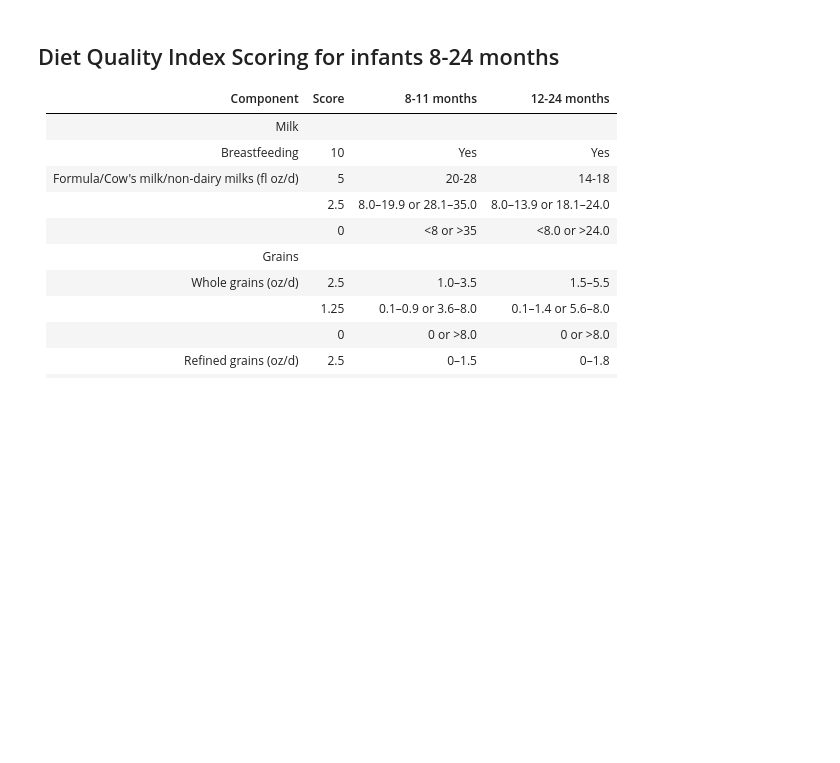
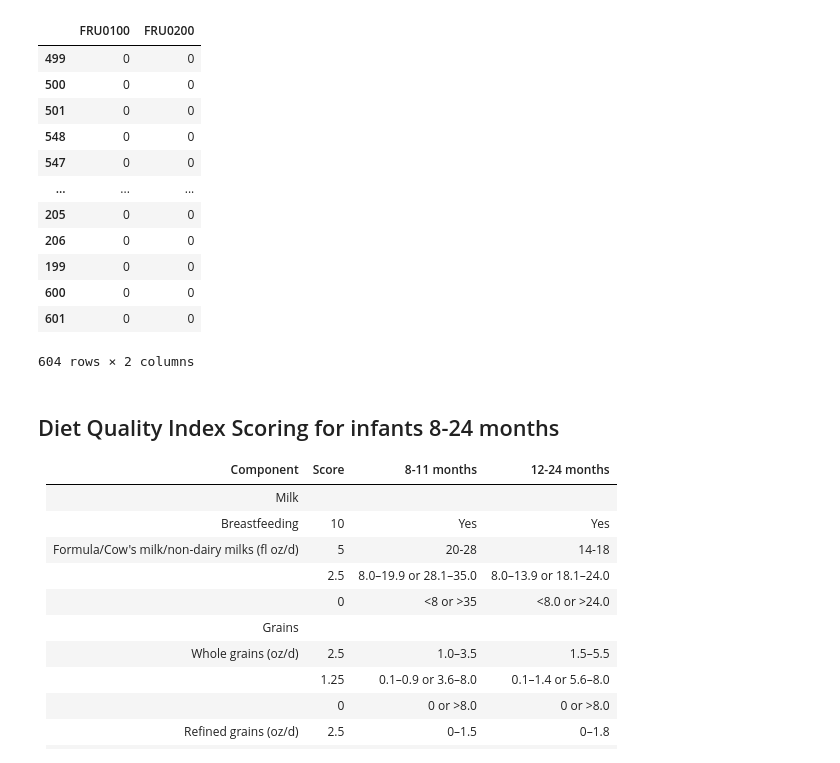
Before and after one commit to niblunc/BCP, a Jupyter notebook: HEI/DQI/Child check.ipynb, the cells around one changed output. Drawn from its saved outputs; the diff is of its cells as text; code cells hidden in the pictures; blank space fills up the shorter version.

```diff
--- a/HEI/DQI/Child check.ipynb
+++ b/HEI/DQI/Child check.ipynb
@@ -385,4 +418,18 @@ for key, value in a.items():
 # %%
 data_dict['set_09'].sort_values("Participant ID", inplace=True)
 # %%
-data_dict['set_09']
+data_dict['set_09'][['FRU0100','FRU0200']]
+# %% [output]
+|  | FRU0100 | FRU0200 |
+| 499 | 0 | 0 |
+| 500 | 0 | 0 |
+| 501 | 0 | 0 |
+| 548 | 0 | 0 |
+| 547 | 0 | 0 |
+| ... | ... | ... |
+| 205 | 0 | 0 |
+| 206 | 0 | 0 |
+| 199 | 0 | 0 |
+| 600 | 0 | 0 |
+| 601 | 0 | 0 |
+604 rows × 2 columns
```
Also changed, not shown: parts of 28 cells of this notebook.
